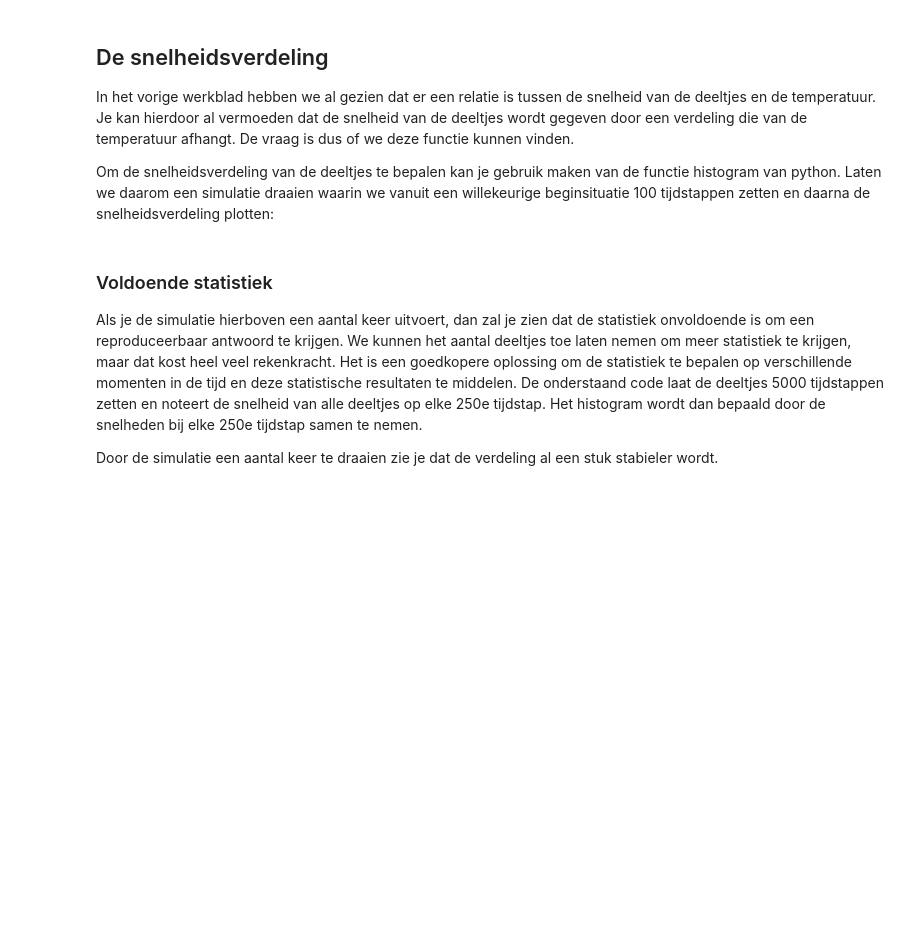
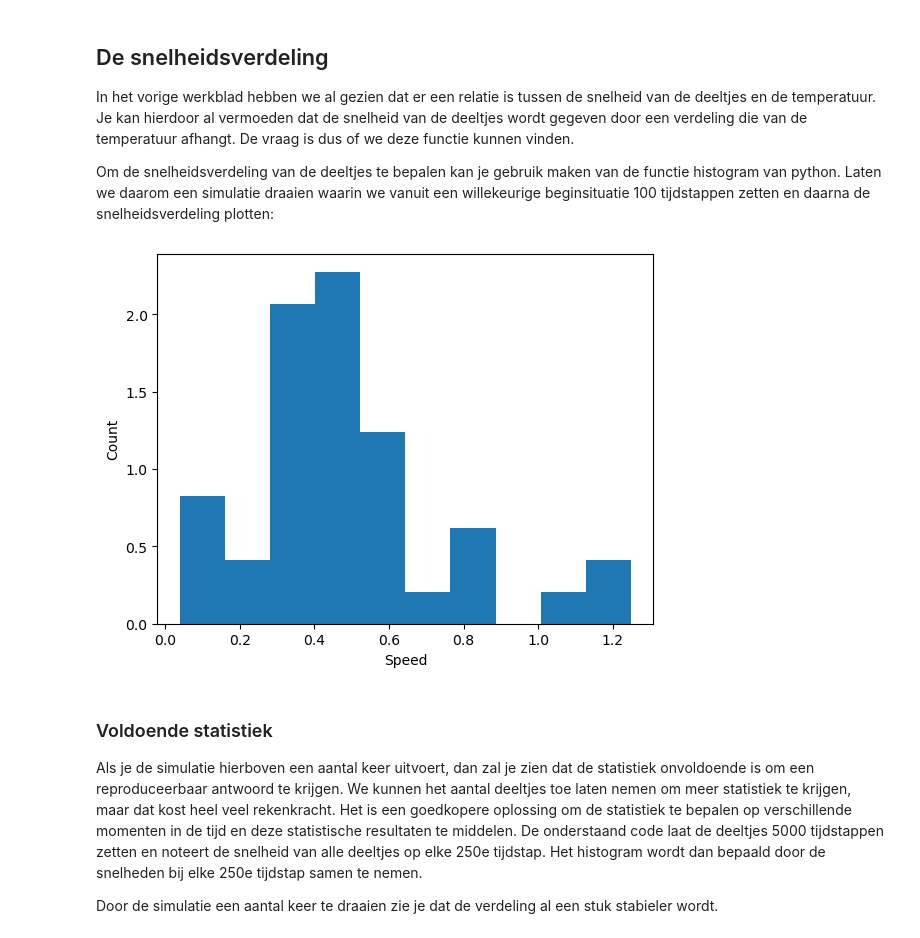
Before and after one commit to tahliavandenberg/Tahline, a Jupyter notebook: Content/PySim/6_boltzmann.ipynb, the cells around one changed output. Drawn from its saved outputs; the diff is of its cells as text; code cells hidden in the pictures; blank space fills up the shorter version.

```diff
--- a/Content/PySim/6_boltzmann.ipynb
+++ b/Content/PySim/6_boltzmann.ipynb
@@ -178,20 +235,22 @@ Om de snelheidsverdeling van de deeltjes te bepalen kan je gebruik maken van de
 # %%
 particles = []
 
 create_uniform_particles(particles)
-for i in range(num_steps):
+for i in range(n_steps):
     take_time_step(particles)
 
 speeds = [np.linalg.norm(p.v) for p in particles]
 counts, bins = np.histogram(speeds, bins=10, density='True')
 
 plt.figure()
 plt.xlabel('Speed')
 plt.ylabel('Count')
 
 plt.stairs(counts, bins, fill='True')
 
 plt.show()
+# %% [output]
+[figure, added]
 # %% [markdown]
 ### Voldoende statistiek
 
```
Also changed, not shown: parts of 5 cells of this notebook, 1 other file.
